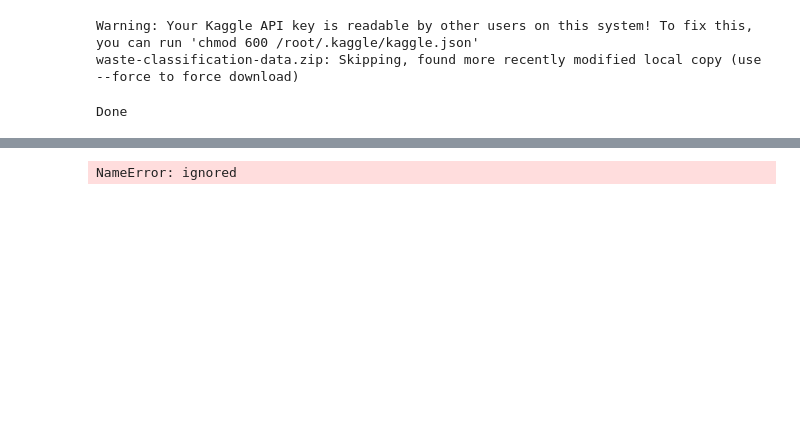
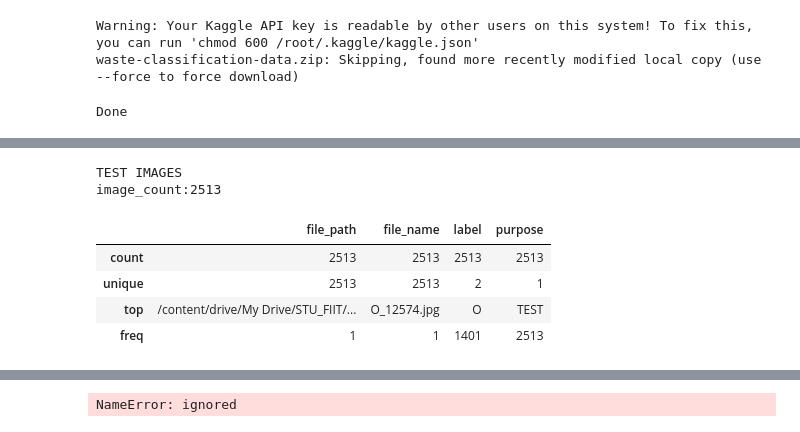
Before and after one commit to PeterJurkacek/fiit_stu_ns_jurkacek_pejchalova, a Jupyter notebook: notebooks/kaggle_import_dataset.ipynb, the cells around one changed output, grey strips where cells are left out. Cells and saved outputs as stored; diff of their text form; code cells hidden in the pictures; blank space fills up the shorter version.

```diff
--- a/notebooks/kaggle_import_dataset.ipynb
+++ b/notebooks/kaggle_import_dataset.ipynb
@@ -76,3 +113,15 @@ df.describe()
+# %%
+print('TEST IMAGES')
+test_df = load_images_as_df(Path(path/'TEST'))
+test_df.describe()
+# %% [output]
+TEST IMAGES
+image_count:2513
+|  | file_path | file_name | label | purpose |
+| count | 2513 | 2513 | 2513 | 2513 |
+| unique | 2513 | 2513 | 2 | 1 |
+| top | /content/drive/My Drive/STU_FIIT/... | O_12574.jpg | O | TEST |
+| freq | 1 | 1 | 1401 | 2513 |
 # %%
 from __future__ import absolute_import, division, print_function, unicode_literals
 
```
Also changed, not shown: parts of 17 cells of this notebook, 9 other files.
